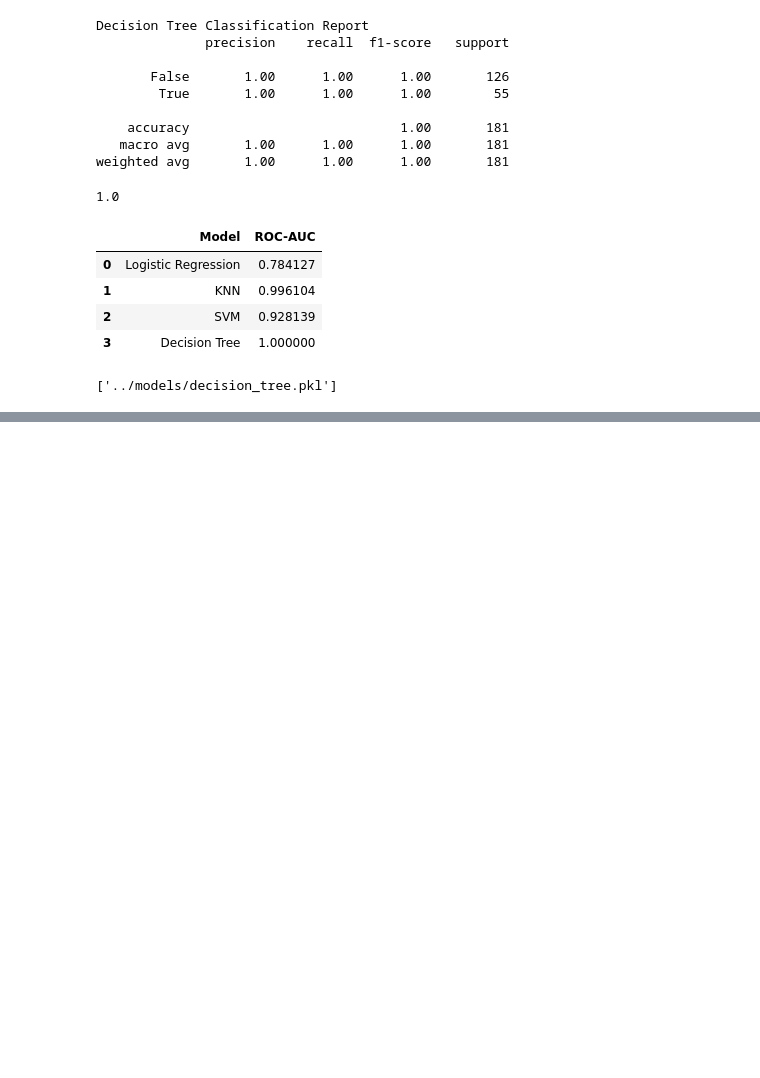
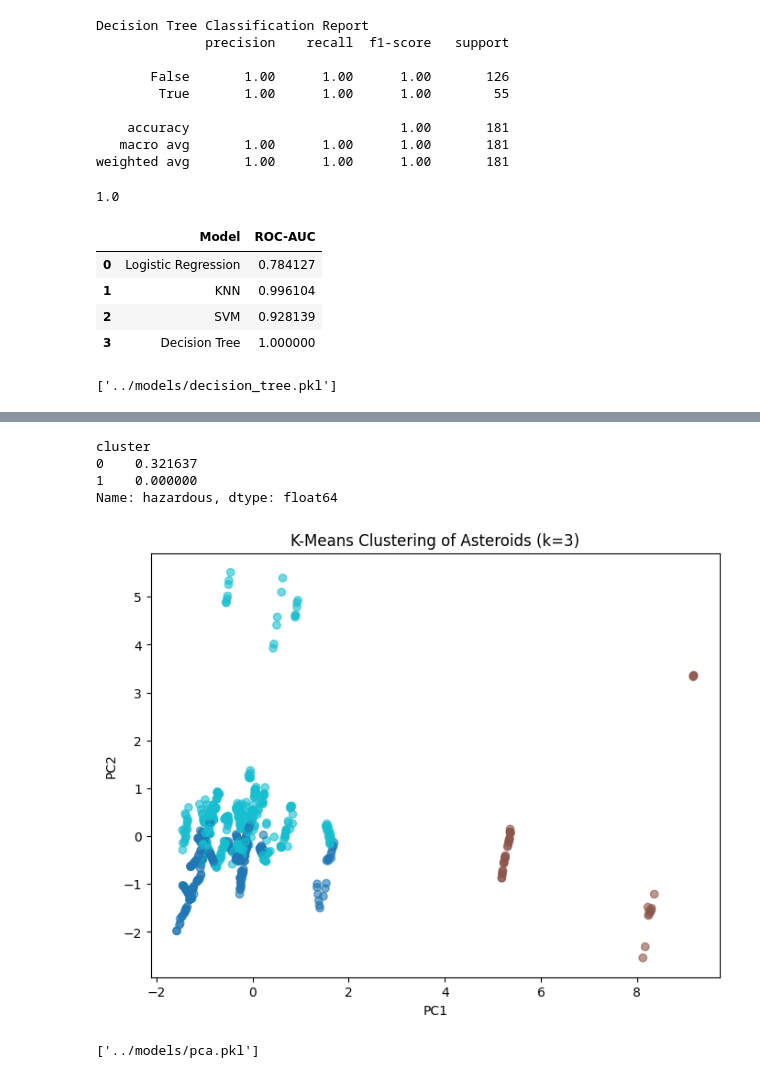
Before and after one commit to Snehil7903/asteroid-hazard-prediction, a Jupyter notebook: notebooks/02_classification.ipynb, the cells around one changed output, grey strips where cells are left out. Cells and saved outputs as stored; diff of their text form; code cells hidden in the pictures; blank space fills up the shorter version.

```diff
--- a/notebooks/02_classification.ipynb
+++ b/notebooks/02_classification.ipynb
@@ -179,0 +209,35 @@ joblib.dump(dt, "../models/decision_tree.pkl")
+# %%
+cluster_df = pd.DataFrame({
+    'cluster': clusters,
+    'hazardous': y_train.values
+})
+
+cluster_df.groupby('cluster')['hazardous'].mean()
+# %% [output]
+cluster
+0    0.321637
+1    0.000000
+Name: hazardous, dtype: float64
+# %%
+kmeans3 = KMeans(n_clusters=3, random_state=42)
+clusters3 = kmeans3.fit_predict(X_clustering)
+
+plt.figure(figsize=(8,6))
+plt.scatter(
+    X_pca[:, 0],
+    X_pca[:, 1],
+    c=clusters3,
+    cmap='tab10',
+    alpha=0.6
+)
+plt.title("K-Means Clustering of Asteroids (k=3)")
+plt.xlabel("PC1")
+plt.ylabel("PC2")
+plt.show()
+# %% [output]
+[figure, added]
+# %%
+joblib.dump(kmeans, "../models/kmeans.pkl")
+joblib.dump(pca, "../models/pca.pkl")
+# %% [output]
+['../models/pca.pkl']
```
Also changed, not shown: parts of 5 cells of this notebook, 2 other files.
